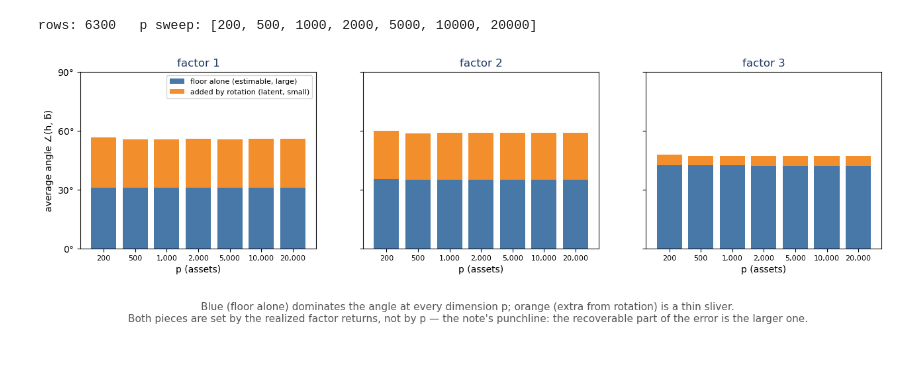
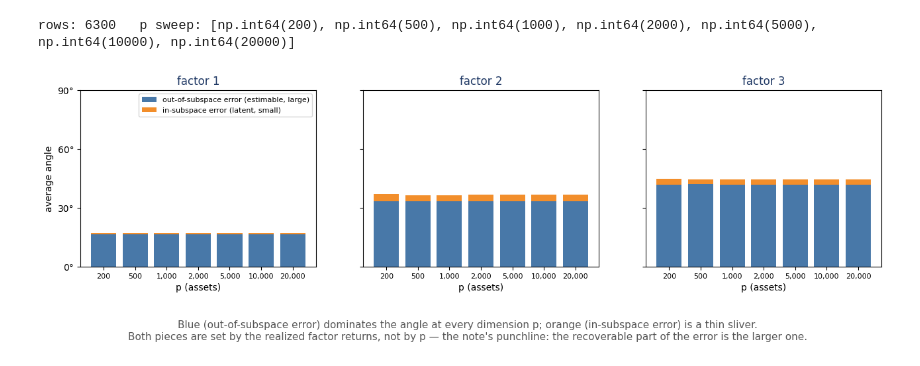
Before and after one commit to nlgac/factor_lab, a Jupyter notebook: ex-1.ipynb, the cells around one changed output. Saved outputs shown, nothing was run; the diff lists cells and outputs as text; code cells hidden in the pictures.

```diff
--- a/ex-1.ipynb
+++ b/ex-1.ipynb
@@ -24,7 +24,7 @@ model = ModelSpec(
     k_factors=3,
     factor_vols=[0.16, 0.08, 0.06],
     beta_samplers=[
-        {"distribution": "normal", "loc": 0.0, "scale": 0.5},   # market-like factor
+        {"distribution": "normal", "loc": 1.0, "scale": 0.5},   # market-like factor
         {"distribution": "normal", "loc": 0.0, "scale": 1.0},   # zero-mean
         {"distribution": "normal", "loc": 0.0, "scale": 1.0},   # zero-mean
     ],
@@ -43,14 +43,35 @@ design = DesignSpec(
 
 df = run_experiment(model, design, DispersionBiasExperiment())
 
-# Everything below is plotted as angles, to match the rotation_check deck.
+# Plot-ready angles, named to the Eq.(17) decomposition  (paper symbol -> column -> here):
+#   measured  sin^2 angle(h_j, b_j)              sin2_j  -> ang_meas
+#   out-of-subspace + in-subspace (full RHS)     rhs     -> ang_theory
+#   out-of-subspace error  d^2/(n*lambda+d^2)    floor   -> ang_oos
+#   lambda_{n,j} = eig of D_hat = C^{1/2}(F'F/n)C^{1/2}  (renormalized; c=[2,1,1])  -> column 'rho'
+# to_deg maps sin^2 -> angle in degrees.
 def to_deg(v):
     """sin^2 of an angle -> the angle in degrees."""
     return np.degrees(np.arcsin(np.sqrt(np.clip(v, 0.0, 1.0))))
 
-d = df.assign(ang_obs=to_deg(df["sin2_j"]), ang_pred=to_deg(df["rhs"]),
-              ang_floor=to_deg(df["floor"]))
-avg = d.groupby(["p", "j"])[["ang_obs", "ang_pred", "ang_floor"]].mean().reset_index()
+d = df.assign(
+    s2_meas=df["sin2_j"], s2_theory=df["rhs"], s2_oos=df["floor"],          # additive frame (sin^2)
+    ang_meas=to_deg(df["sin2_j"]), ang_theory=to_deg(df["rhs"]), ang_oos=to_deg(df["floor"]),
+)
+def summarize(frame, key):
+    """Per (key, factor j): component means + SEMs of measured/theory and of the paired
+    gap (= measured - theory), over the replicate axis. SE = sd/sqrt(n_reps)."""
+    g = frame.assign(gap=frame["s2_meas"] - frame["s2_theory"])
+    return g.groupby([key, "j"]).agg(
+        s2_meas=("s2_meas", "mean"),       s2_meas_se=("s2_meas", "sem"),
+        s2_theory=("s2_theory", "mean"),   s2_theory_se=("s2_theory", "sem"),
+        s2_oos=("s2_oos", "mean"),
+        ang_meas=("ang_meas", "mean"),     ang_meas_se=("ang_meas", "sem"),
+        ang_theory=("ang_theory", "mean"), ang_theory_se=("ang_theory", "sem"),
+        ang_oos=("ang_oos", "mean"),
+        gap=("gap", "mean"),               gap_se=("gap", "sem"),
+    ).reset_index()
+
+avg = summarize(d, "p")
 P_VALUES = sorted(d["p"].unique())
 
 NAVY, RED, GRAY = "#1f3864", "#c0392b", "#555555"
@@ -58,35 +79,35 @@ FACTOR_COLORS = ["tab:blue", "tab:orange", "tab:green"]
 DEG_TICKS = ([0, 30, 60, 90], ["0\u00b0", "30\u00b0", "60\u00b0", "90\u00b0"])
 print(f"rows: {len(df)}   p sweep: {P_VALUES}")
 # %% [output]
-rows: 6300   p sweep: [200, 500, 1000, 2000, 5000, 10000, 20000]
+rows: 6300   p sweep: [np.int64(200), np.int64(500), np.int64(1000), np.int64(2000), np.int64(5000), np.int64(10000), np.int64(20000)]
 # %%
 fig, axes = plt.subplots(1, 3, figsize=(13.3, 4.6), sharey=True)
 fig.subplots_adjust(left=0.06, right=0.97, top=0.86, bottom=0.28)
 
 x = np.arange(len(P_VALUES))
 for j, ax in zip((1, 2, 3), axes):
     a = avg[avg["j"] == j].set_index("p").loc[P_VALUES]
-    floor_part = a["ang_floor"].to_numpy()
-    rotation_part = a["ang_pred"].to_numpy() - floor_part
-    ax.bar(x, floor_part, color="#4878a8", label="floor alone (estimable, large)")
-    ax.bar(x, rotation_part, bottom=floor_part, color="#f28e2b",
-           label="added by rotation (latent, small)")
+    oos_part = a["ang_oos"].to_numpy()
+    insub_part = a["ang_theory"].to_numpy() - oos_part
+    ax.bar(x, oos_part, color="#4878a8", label="out-of-subspace error (estimable, large)")
+    ax.bar(x, insub_part, bottom=oos_part, color="#f28e2b",
+           label="in-subspace error (latent, small)")
     ax.set_xticks(x, [f"{p:,}" for p in P_VALUES], fontsize=8)
     ax.set_ylim(0, 90)
     ax.set_yticks(*DEG_TICKS)
     ax.set_title(f"factor {j}", color=NAVY)
     ax.set_xlabel("p (assets)")
-axes[0].set_ylabel("average angle \u2220(h, b\u0304)")
+axes[0].set_ylabel("average angle")
 axes[0].legend(fontsize=8, loc="upper right")
 
 fig.text(0.5, 0.04,
-         "Blue (floor alone) dominates the angle at every dimension p; orange (extra from "
-         "rotation) is a thin sliver.\nBoth pieces are set by the realized factor returns, "
+         "Blue (out-of-subspace error) dominates the angle at every dimension p; orange (in-subspace error"
+         ") is a thin sliver.\nBoth pieces are set by the realized factor returns, "
          "not by p \u2014 the note's punchline: the recoverable part of the error is the larger one.",
          fontsize=11, color=GRAY, ha="center")
 
 fig.savefig(OUT_DIR / "slide_partii_check_reveals.png", dpi=150, bbox_inches="tight")
 plt.show()
 # %% [output]
-[figure, old version]
+[figure, new version]
 # %%
```
Also changed, not shown: parts of 4 cells of this notebook.
